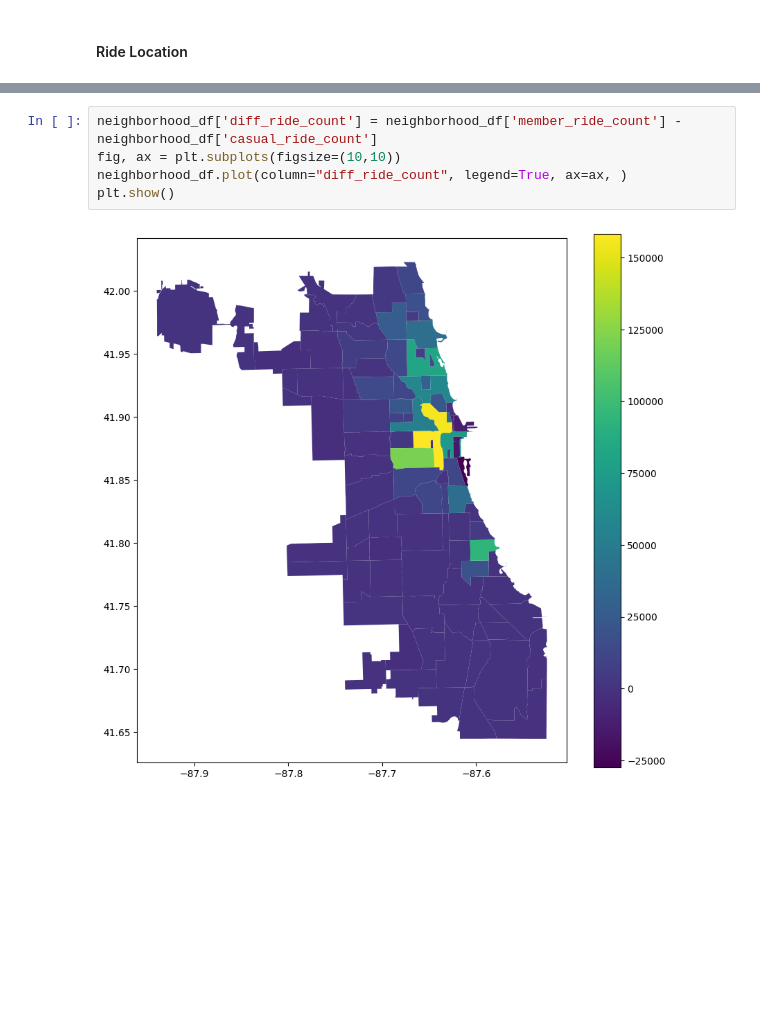
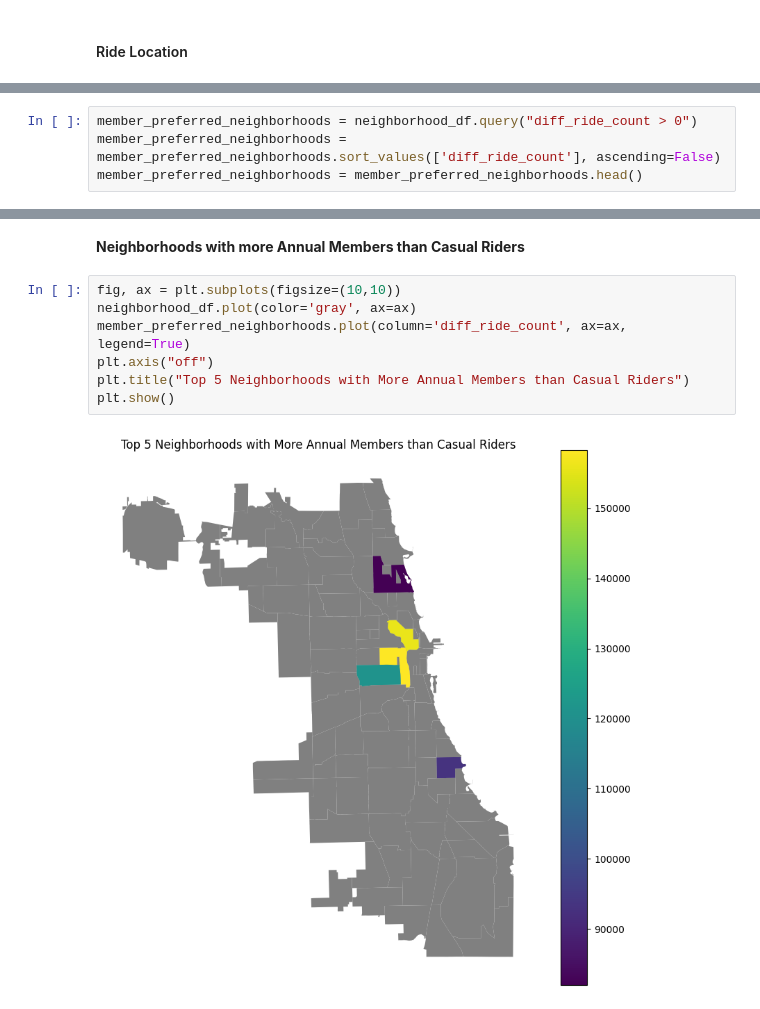
Before and after one commit to paulgreber/RideShareAnalysis, a Jupyter notebook: ride_share_analysis.ipynb, the cells around one changed output, grey strips where cells are left out. Cells and saved outputs as stored; diff of their text form; blank space fills up the shorter version.

```diff
--- a/ride_share_analysis.ipynb
+++ b/ride_share_analysis.ipynb
@@ -594,0 +689,4 @@ plt.show()
+# %%
+member_preferred_neighborhoods = neighborhood_df.query("diff_ride_count > 0")
+member_preferred_neighborhoods = member_preferred_neighborhoods.sort_values(['diff_ride_count'], ascending=False)
+member_preferred_neighborhoods = member_preferred_neighborhoods.head()
@@ -595,8 +723,12 @@ plt.show()
+# %% [markdown]
+**Neighborhoods with more Annual Members than Casual Riders**
 # %%
-neighborhood_df['diff_ride_count'] = neighborhood_df['member_ride_count'] - neighborhood_df['casual_ride_count']
 fig, ax = plt.subplots(figsize=(10,10))
-neighborhood_df.plot(column="diff_ride_count", legend=True, ax=ax, )
+neighborhood_df.plot(color='gray', ax=ax)
+member_preferred_neighborhoods.plot(column='diff_ride_count', ax=ax, legend=True)
+plt.axis("off")
+plt.title("Top 5 Neighborhoods with More Annual Members than Casual Riders")
 plt.show()
 # %% [output]
-[figure, old version]
+[figure, new version]
 # %%
```
Also changed, not shown: parts of 21 cells of this notebook, 8 other files.
